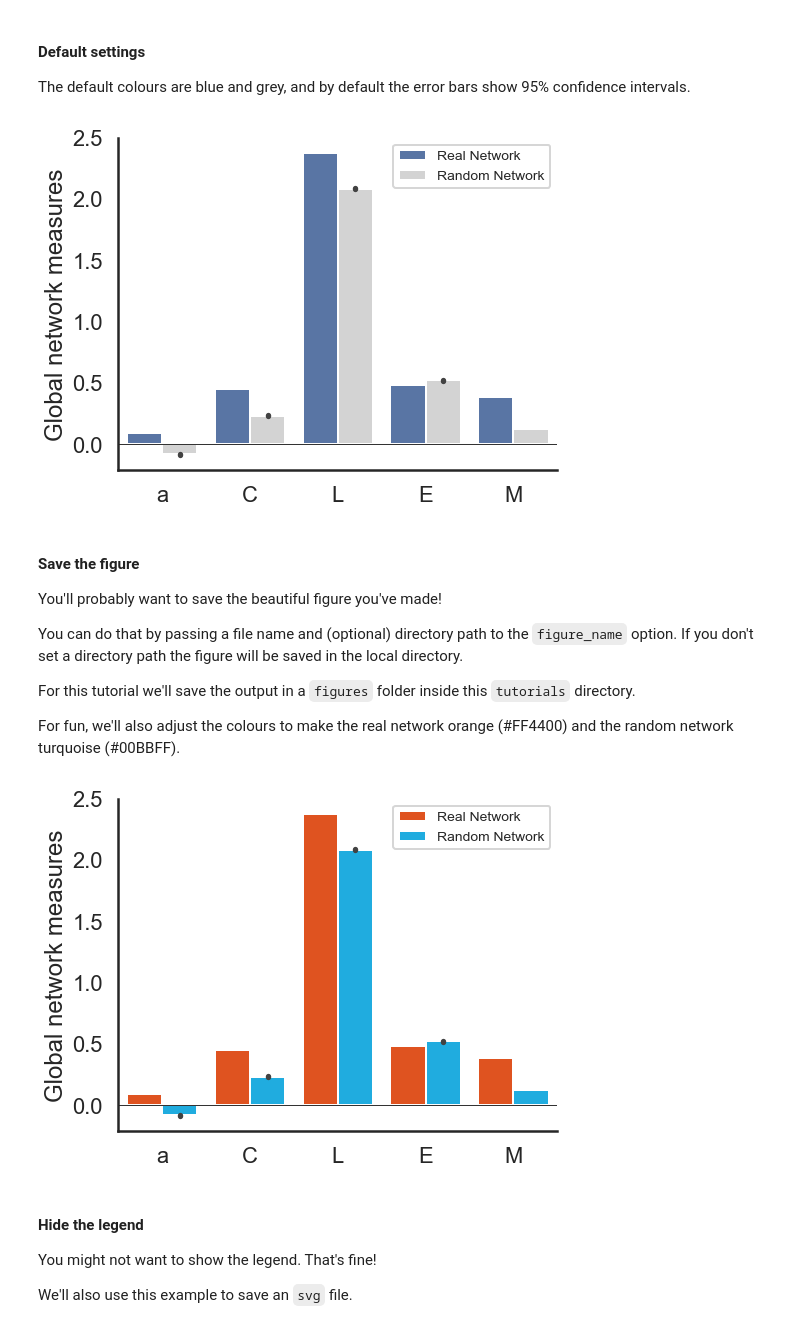
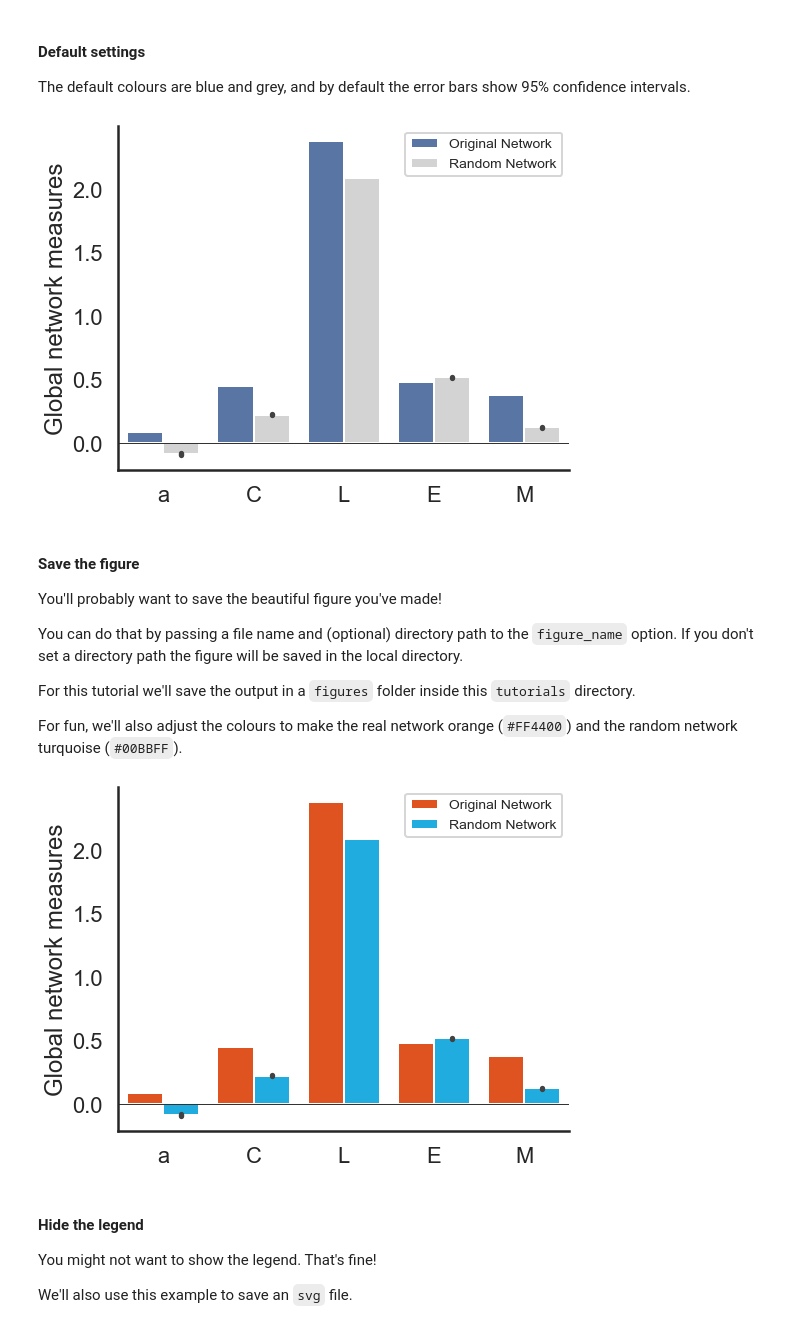
Before and after one commit to WhitakerLab/scona, a Jupyter notebook: tutorials/visualisations_tutorial.ipynb, the cells around one changed output. Saved outputs shown, nothing was run; the diff lists cells and outputs as text; code cells hidden in the pictures.

```diff
--- a/tutorials/visualisations_tutorial.ipynb
+++ b/tutorials/visualisations_tutorial.ipynb
@@ -47,14 +50,14 @@ G = scn.BrainNetwork(network=M, parcellation=names, centroids=centroids)
 # Threshold G at cost 10 to create a binary graph with 10% as many edges as the complete graph G.
 G10 = G.threshold(10)
 
-# Create a GraphBundle object that contains the G10 graph called "real_graph"
-bundleGraphs = scn.GraphBundle([G10], ["real_graph"])
+# Create a GraphBundle object that contains the G10 graph called "original_graph"
+bundleGraphs = scn.GraphBundle([G10], ["original_graph"])
 
 # Add ten random graphs to this bundle
 # (In real life you'd want more than 10 random graphs,
 # but this step can take quite a long time to run so
 # for the demo we just create 10)
-bundleGraphs.create_random_graphs("real_graph", 10)
+bundleGraphs.create_random_graphs("original_graph", 10)
 # %% [output]
         Creating 10 random graphs - may take a little while
 # %% [markdown]
@@ -252,9 +261,9 @@ There are 2 required parameters for the `plot_network_measures` function:
 
 The default colours are blue and grey, and by default the error bars show 95% confidence intervals.
 # %%
-plot_network_measures(bundleGraphs, real_network="real_graph")
+plot_network_measures(bundleGraphs, original_network="original_graph")
 # %% [output]
-[figure, old version]
+[figure, new version]
 # %% [markdown]
 #### Save the figure
 
@@ -265,13 +274,13 @@ If you don't set a directory path the figure will be saved in the local director
 
 For this tutorial we'll save the output in a `figures` folder inside this `tutorials` directory.
 
-For fun, we'll also adjust the colours to make the real network orange (#FF4400) and the random network turquoise (#00BBFF).
+For fun, we'll also adjust the colours to make the real network orange (`#FF4400`) and the random network turquoise (`#00BBFF`).
 # %%
-plot_network_measures(bundleGraphs, "real_graph",
+plot_network_measures(bundleGraphs, "original_graph",
                       figure_name="figures/NetworkMeasuresDemo",
                       color=["#FF4400", "#00BBFF"])
 # %% [output]
-[figure, old version]
+[figure, new version]
 # %% [markdown]
 #### Hide the legend
 
```
Also changed, not shown: parts of 48 cells of this notebook.
